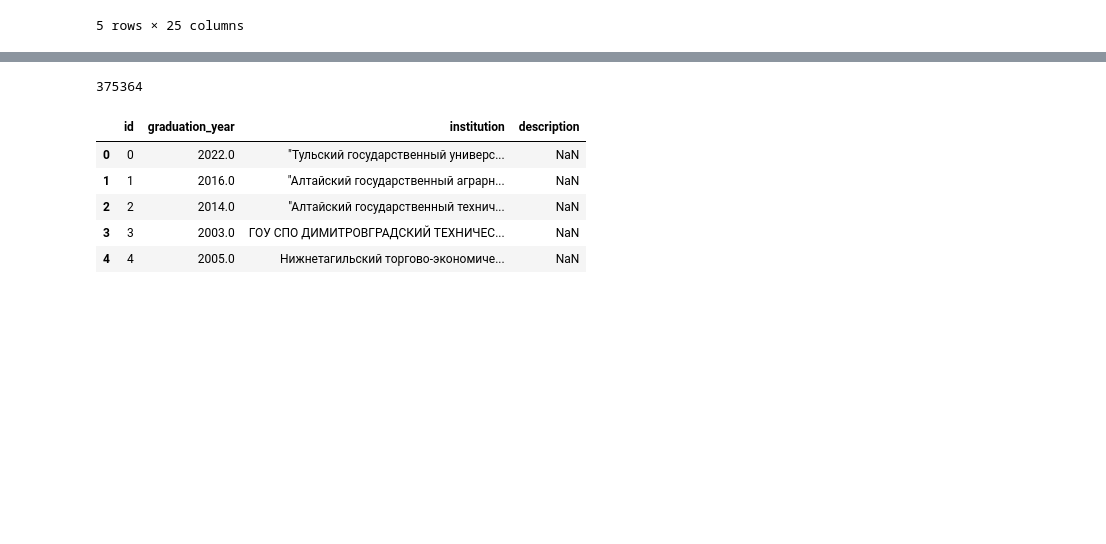
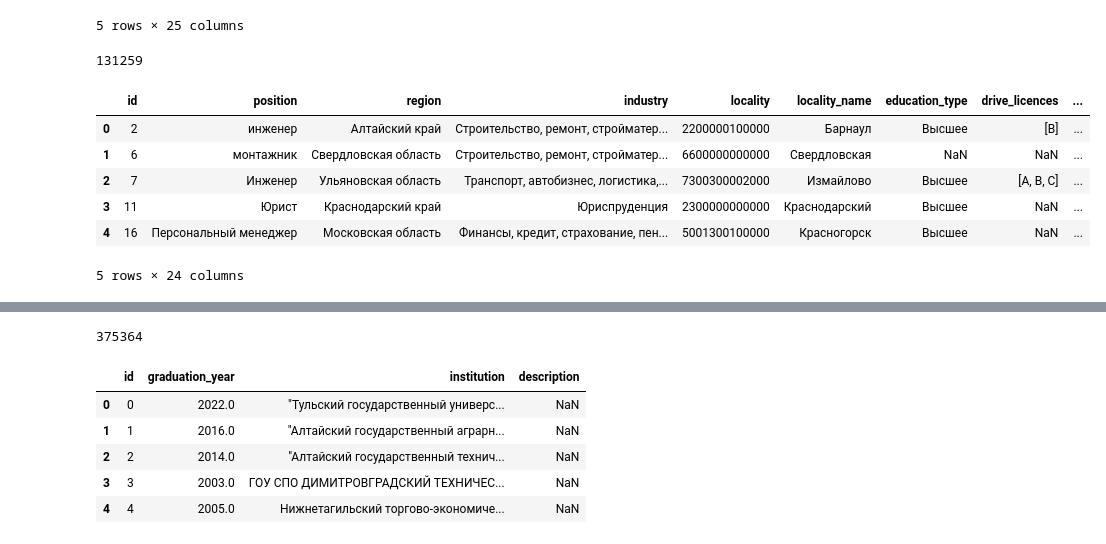
Before and after one commit to astromid/pandemicdatahack-track3, a Jupyter notebook: notebooks/eda.ipynb, the cells around one changed output, grey strips where cells are left out. Drawn from its saved outputs; the diff is of its cells as text; code cells hidden in the pictures; blank space fills up the shorter version.

Commit message:
clean train & test

```diff
--- a/notebooks/eda.ipynb
+++ b/notebooks/eda.ipynb
@@ -20,3 +20,16 @@ train_df.head()
 | 3 | 4 | Специалист | Свердловская область | Государственная служба, некоммерч... | 6600002300000 | Нижний Тагил | Высшее | [B] | ... |
 | 4 | 5 | Инструктор по плаванию | Иркутская область | Здравоохранение, спорт, красота, ... | 3800000400000 | Ангарск | NaN | NaN | ... |
 5 rows × 25 columns
+# %%
+test_df = pd.read_csv(raw_data_path / 'test.csv', sep=';')
+print(len(test_df))
+test_df.head()
+# %% [output]
+131259
+|  | id | position | region | industry | locality | locality_name | education_type | drive_licences | ... |
+| 0 | 2 | инженер | Алтайский край | Строительство, ремонт, стройматер... | 2200000100000 | Барнаул | Высшее | [B] | ... |
+| 1 | 6 | монтажник | Свердловская область | Строительство, ремонт, стройматер... | 6600000000000 | Свердловская | NaN | NaN | ... |
+| 2 | 7 | Инженер | Ульяновская область | Транспорт, автобизнес, логистика,... | 7300300002000 | Измайлово | Высшее | [A, B, C] | ... |
+| 3 | 11 | Юрист | Краснодарский край | Юриспруденция | 2300000000000 | Краснодарский | Высшее | NaN | ... |
+| 4 | 16 | Персональный менеджер | Московская область | Финансы, кредит, страхование, пен... | 5001300100000 | Красногорск | Высшее | NaN | ... |
+5 rows × 24 columns
```
Also changed, not shown: parts of 9 cells of this notebook, 13 other files.
